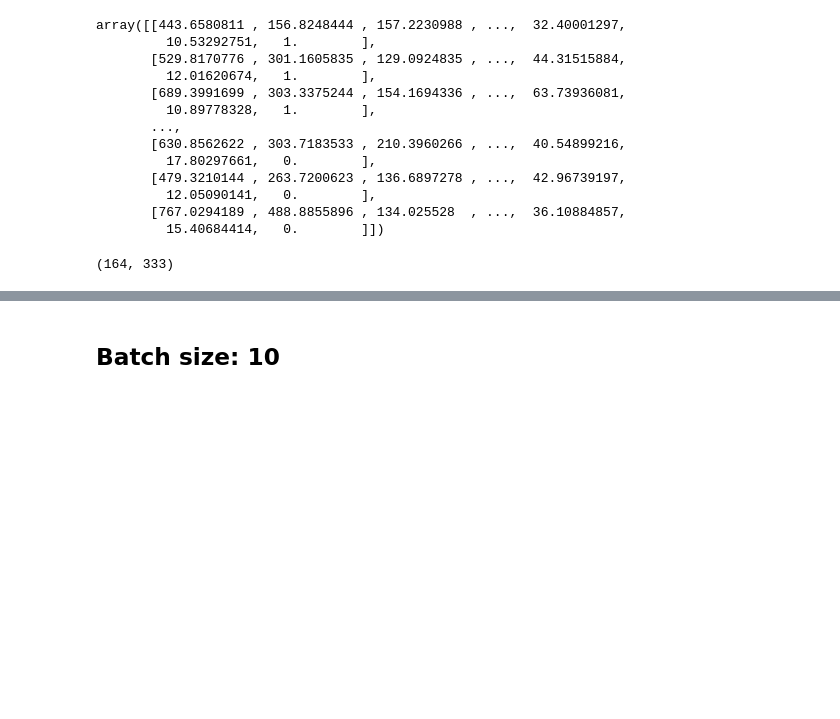
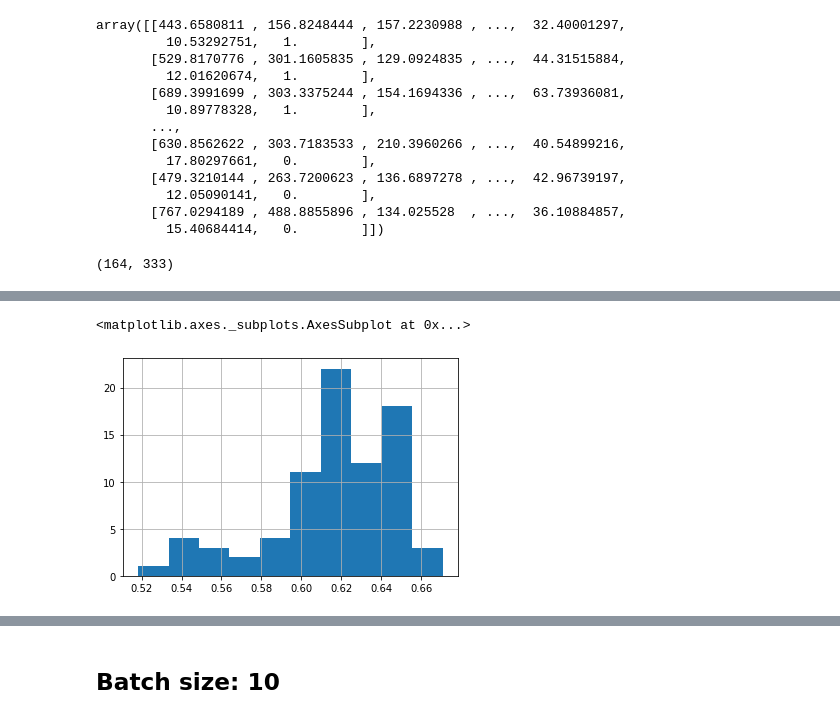
Before and after one commit to ahsanMah/interpretDL, a Jupyter notebook: ASD/hr_lr_gridsearch.ipynb, the cells around one changed output, grey strips where cells are left out. Cells and saved outputs as stored; diff of their text form; code cells hidden in the pictures; blank space fills up the shorter version.

```diff
--- a/ASD/hr_lr_gridsearch.ipynb
+++ b/ASD/hr_lr_gridsearch.ipynb
@@ -206,0 +260,5 @@ def build_dnn(num_features, num_labels, activation="elu"):
+# %%
+batch_1["mean_test_score"].hist()
+# %% [output]
+<matplotlib.axes._subplots.AxesSubplot at 0x...>
+[figure, added]
```
Also changed, not shown: parts of 36 cells of this notebook, 4 other files.
